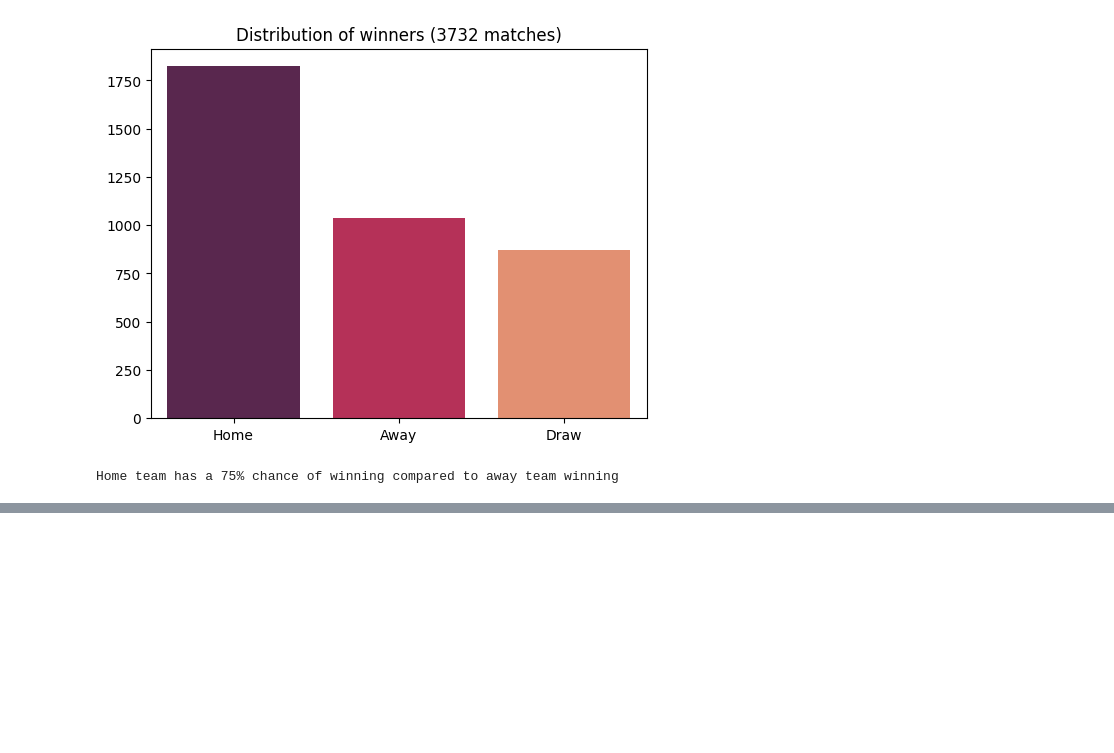
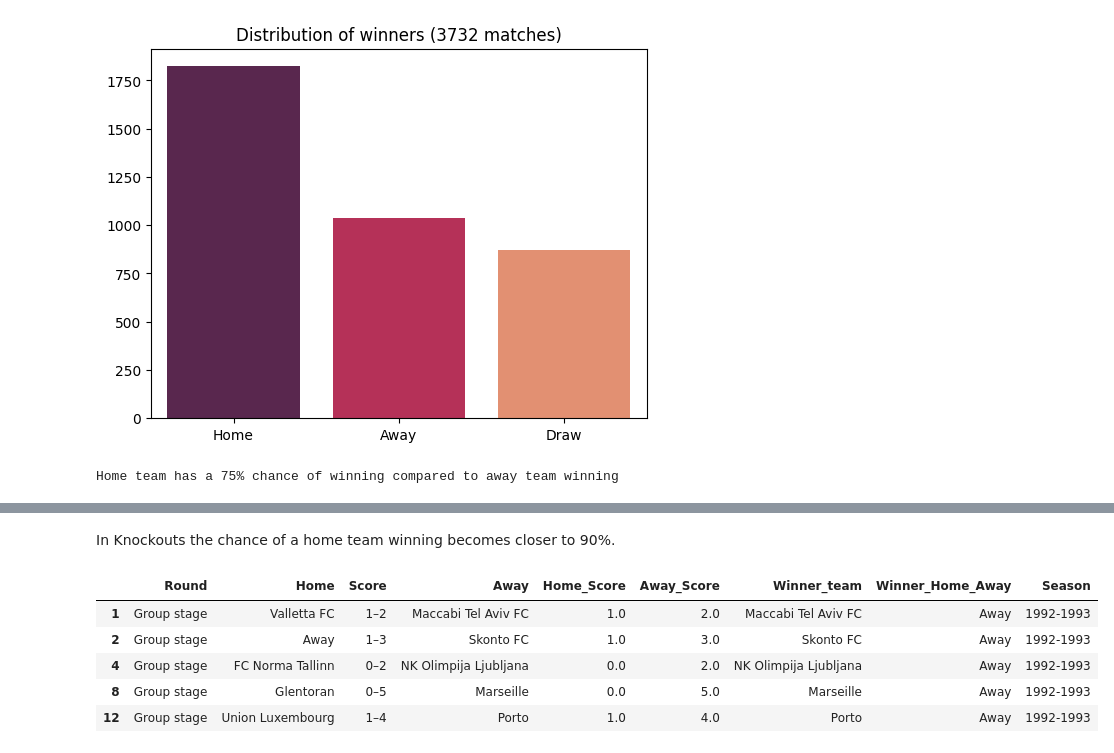
Before and after one commit to vanshuwjoshi/Champions-League-Defense, a Jupyter notebook: data-viz.ipynb, the cells around one changed output, grey strips where cells are left out. Saved outputs shown, nothing was run; the diff lists cells and outputs as text; code cells hidden in the pictures; blank space fills up the shorter version.

```diff
--- a/data-viz.ipynb
+++ b/data-viz.ipynb
@@ -77,0 +132,12 @@ Home team has a 75% chance of winning compared to away team winning
+# %% [markdown]
+In Knockouts the chance of a home team winning becomes closer to 90%.
+# %%
+away_winners = df[df["Winner_Home_Away"] == "Away"]
+away_winners.head()
+# %% [output]
+|  | Round | Home | Score | Away | Home_Score | Away_Score | Winner_team | Winner_Home_Away | Season |
+| 1 | Group stage | Valletta FC | 1–2 | Maccabi Tel Aviv FC | 1.0 | 2.0 | Maccabi Tel Aviv FC | Away | 1992-1993 |
+| 2 | Group stage | Away | 1–3 | Skonto FC | 1.0 | 3.0 | Skonto FC | Away | 1992-1993 |
+| 4 | Group stage | FC Norma Tallinn | 0–2 | NK Olimpija Ljubljana | 0.0 | 2.0 | NK Olimpija Ljubljana | Away | 1992-1993 |
+| 8 | Group stage | Glentoran | 0–5 | Marseille | 0.0 | 5.0 | Marseille | Away | 1992-1993 |
+| 12 | Group stage | Union Luxembourg | 1–4 | Porto | 1.0 | 4.0 | Porto | Away | 1992-1993 |
```
Also changed, not shown: parts of 14 cells of this notebook, 1 other file.
